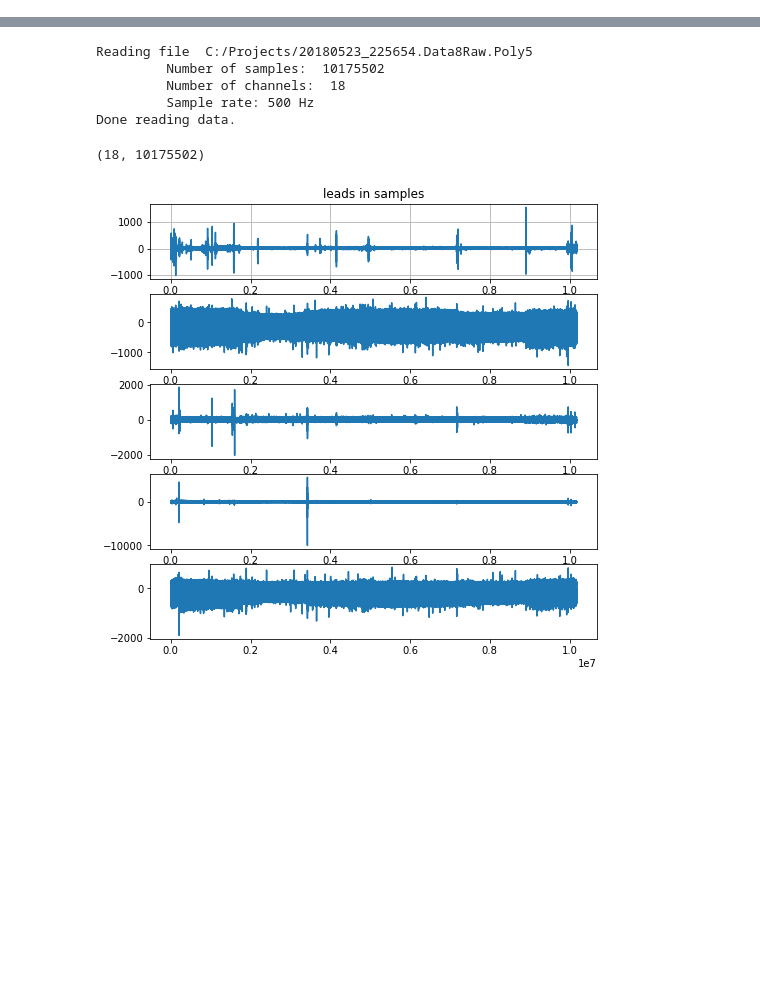
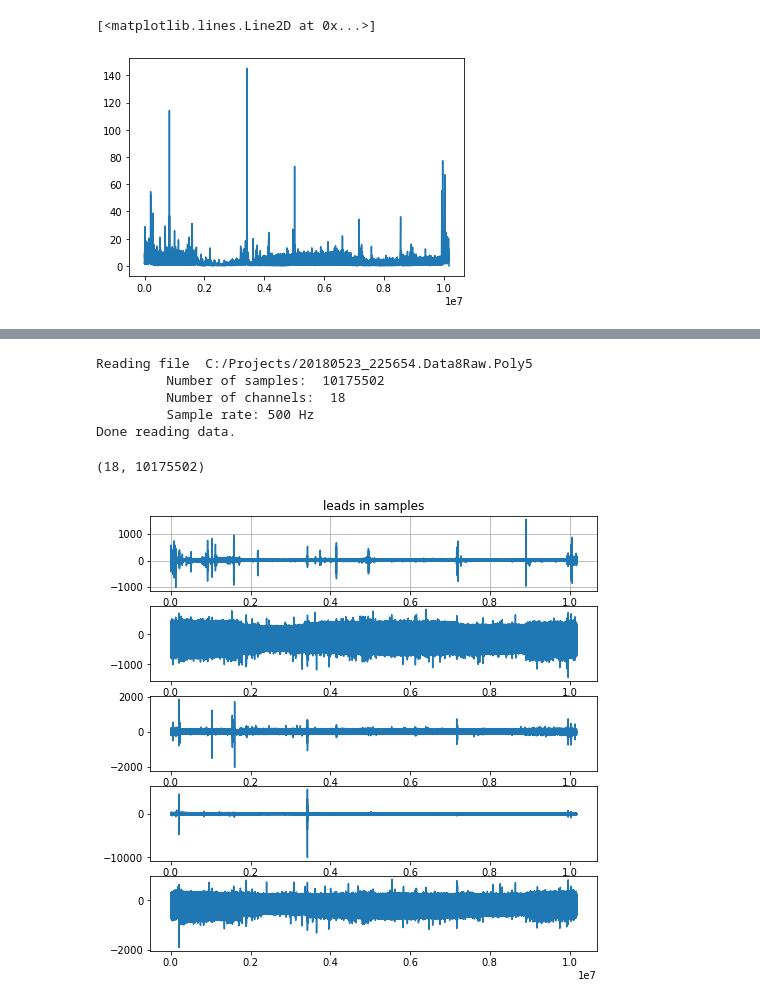
Before and after one commit to ReSurfEMG/ReSurfEMG, a Jupyter notebook: open_work/file_reading.ipynb, the cells around one changed output, grey strips where cells are left out. Drawn from its saved outputs; the diff is of its cells as text; code cells hidden in the pictures; blank space fills up the shorter version.

```diff
--- a/open_work/file_reading.ipynb
+++ b/open_work/file_reading.ipynb
@@ -26,0 +29,5 @@ new_emg_different = 'C:/Projects/20180523_225654.Data8Raw.Poly5'
+# %%
+ plt.plot(data_samples[9])
+# %% [output]
+[<matplotlib.lines.Line2D at 0x...>]
+[figure, added]
```
Also changed, not shown: parts of 28 cells of this notebook, 2 other files.
